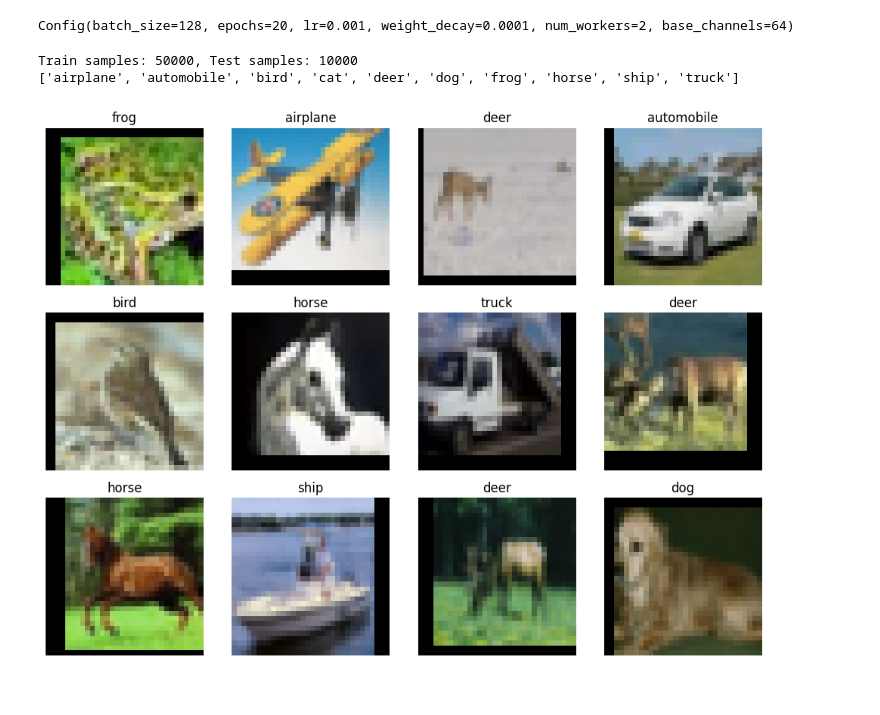
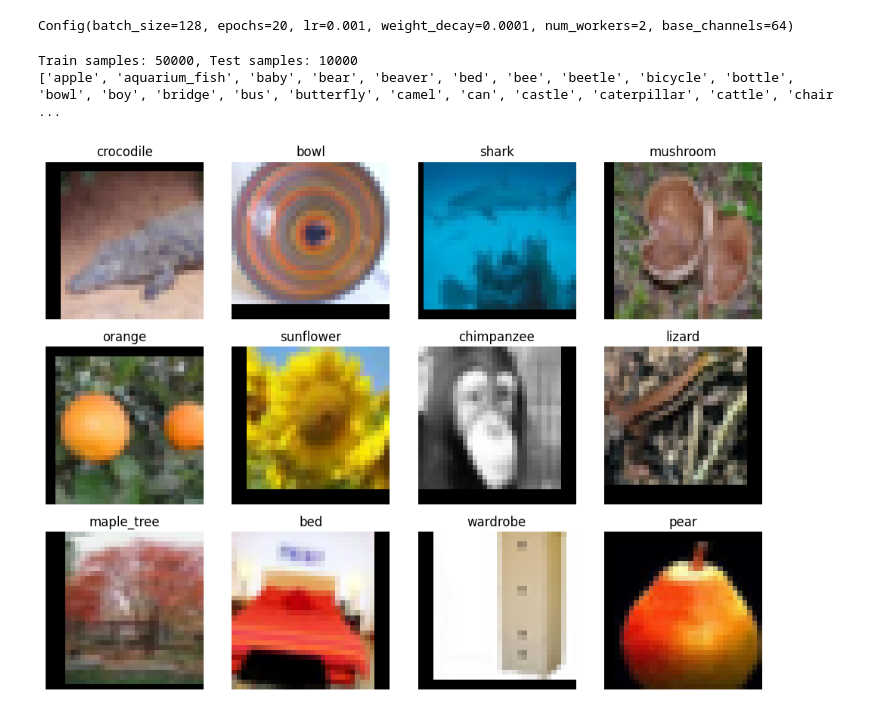
Before and after one commit to AI1379/cauchy_activation, a Jupyter notebook: notebooks/cauchy_res_mixer/train_test_cauchy_cnn_cifar10.ipynb, the cells around one changed output. Cells and saved outputs as stored; diff of their text form; code cells hidden in the pictures.

Commit message:
Update CIFAR Tests

```diff
--- a/notebooks/cauchy_res_mixer/train_test_cauchy_cnn_cifar10.ipynb
+++ b/notebooks/cauchy_res_mixer/train_test_cauchy_cnn_cifar10.ipynb
@@ -50,69 +68,105 @@ Config(batch_size=128, epochs=20, lr=0.001, weight_decay=0.0001, num_workers=2,
 # %%
 import os
 
+# 配置网络代理（用于从互联网下载数据集）
 os.environ["HTTP_PROXY"] = "http://127.0.0.1:7890"
 os.environ["HTTPS_PROXY"] = "http://127.0.0.1:7890"
 
+# ===== 图像归一化参数 =====
+# CIFAR-100图像数据的均值和标准差（RGB三个通道）
+# 这些值通过对整个训练集计算得出
 mean = (0.4914, 0.4822, 0.4465)
 std = (0.2470, 0.2435, 0.2616)
 
+# ===== 训练集数据增强 =====
+# 包含几何变换和归一化，增加训练数据多样性
 train_transform = transforms.Compose([
-    transforms.RandomCrop(32, padding=4),
-    transforms.RandomHorizontalFlip(),
-    transforms.ToTensor(),
-    transforms.Normalize(mean, std),
+    transforms.RandomCrop(32, padding=4),  # 随机裁剪，边界补0
+    transforms.RandomHorizontalFlip(),  # 50%概率水平翻转
+    transforms.ToTensor(),  # 转为张量并归一化到[0, 1]
+    transforms.Normalize(mean, std),  # 标准化到均值0、方差1
 ])
 
+# ===== 测试集数据预处理 =====
+# 不做增强，只做标准化
 test_transform = transforms.Compose([
     transforms.ToTensor(),
     transforms.Normalize(mean, std),
 ])
 
-train_ds = datasets.CIFAR10(root="./data", train=True, download=True, transform=train_transform)
-test_ds = datasets.CIFAR10(root="./data", train=False, download=True, transform=test_transform)
+# ===== 加载CIFAR-100数据集 =====
+# CIFAR-100：50000张训练图像 + 10000张测试图像，100个类别
+train_ds = datasets.CIFAR100(root="./data", train=True, download=True, transform=train_transform)
+test_ds = datasets.CIFAR100(root="./data", train=False, download=True, transform=test_transform)
 
+# ===== 创建DataLoader =====
+# DataLoader用于批量加载和预处理数据
 train_loader = DataLoader(
     train_ds,
-    batch_size=cfg.batch_size,
-    shuffle=True,
-    num_workers=cfg.num_workers,
-    pin_memory=(device.type == "cuda"),
+    batch_size=cfg.batch_size,  # 128
+    shuffle=True,  # 训练集打乱
+    num_workers=cfg.num_workers,  # 多进程加载
+    pin_memory=(device.type == "cuda"),  # GPU训练时锁定内存加速传输
 )
 test_loader = DataLoader(
     test_ds,
     batch_size=cfg.batch_size,
-    shuffle=False,
+    shuffle=False,  # 测试集不打乱，便于记录
     num_workers=cfg.num_workers,
     pin_memory=(device.type == "cuda"),
 )
 
-classes = train_ds.classes
+# ===== 获取类别信息 =====
+classes = train_ds.classes  # 100个类别名称列表
 print(f"Train samples: {len(train_ds)}, Test samples: {len(test_ds)}")
 print(classes)
 # %% [output]
 Train samples: 50000, Test samples: 10000
-['airplane', 'automobile', 'bird', 'cat', 'deer', 'dog', 'frog', 'horse', 'ship', 'truck']
+['apple', 'aquarium_fish', 'baby', 'bear', 'beaver', 'bed', 'bee', 'beetle', 'bicycle', 'bottle', 'bowl', 'boy', 'bridge', 'bus', 'butterfly', 'camel', 'can', 'castle', 'caterpillar', 'cattle', 'chair ...
 # %%
 def show_batch(dl, class_names, n=12):
+    """
+    可视化数据加载器中的一个batch的图像及其标签。
+
+    流程：
+        1. 从DataLoader中获取一个batch
+        2. 反归一化图像（从标准化后的值恢复到[0,1]范围）
+        3. 在网格中绘制图像和对应的类别标签
+
+    参数：
+        dl (DataLoader)：数据加载器
+        class_names (list)：类别名称列表
+        n (int)：显示的图像数量，默认12
+    """
+    # 获取第一个batch
     xb, yb = next(iter(dl))
     xb = xb[:n]
     yb = yb[:n]
 
+    # ===== 反归一化图像 =====
+    # 将标准化后的图像恢复到[0,1]范围
+    # 标准化公式：x_norm = (x - mean) / std
+    # 反标准化公式：x = x_norm * std + mean
     xb = xb * torch.tensor(std).view(1, 3, 1, 1) + torch.tensor(mean).view(1, 3, 1, 1)
-    xb = xb.clamp(0, 1)
+    xb = xb.clamp(0, 1)  # 裁剪到[0,1]范围以处理数值误差
 
-    cols = 4
-    rows = int(np.ceil(n / cols))
+    # ===== 创建图像网格 =====
+    cols = 4  # 每行显示4张图像
+    rows = int(np.ceil(n / cols))  # 计算需要的行数
     plt.figure(figsize=(10, 2.5 * rows))
+
     for i in range(n):
         plt.subplot(rows, cols, i + 1)
+        # 将张量从(C, H, W)转置为(H, W, C)以用于imshow
         plt.imshow(np.transpose(xb[i].numpy(), (1, 2, 0)))
+        # 显示对应的类别名称作为标题
         plt.title(class_names[int(yb[i])])
         plt.axis("off")
     plt.tight_layout()
 
+# 展示12张样本图像
 show_batch(train_loader, classes, n=12)
 # %% [output]
-[figure, old version]
+[figure, new version]
 # %%
 class CauchyActivation(nn.Module):
```
Also changed, not shown: parts of 18 cells of this notebook, 3 other files.
